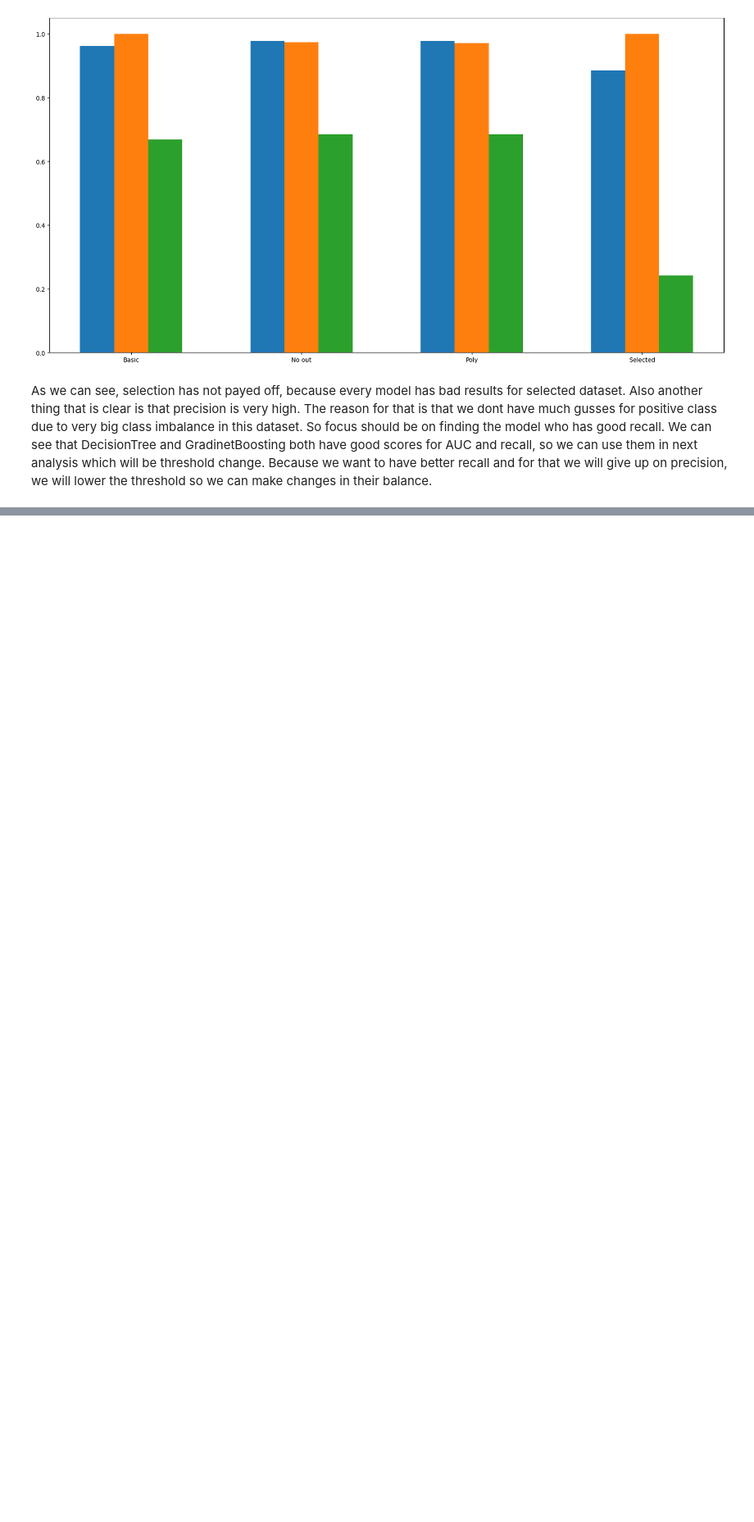
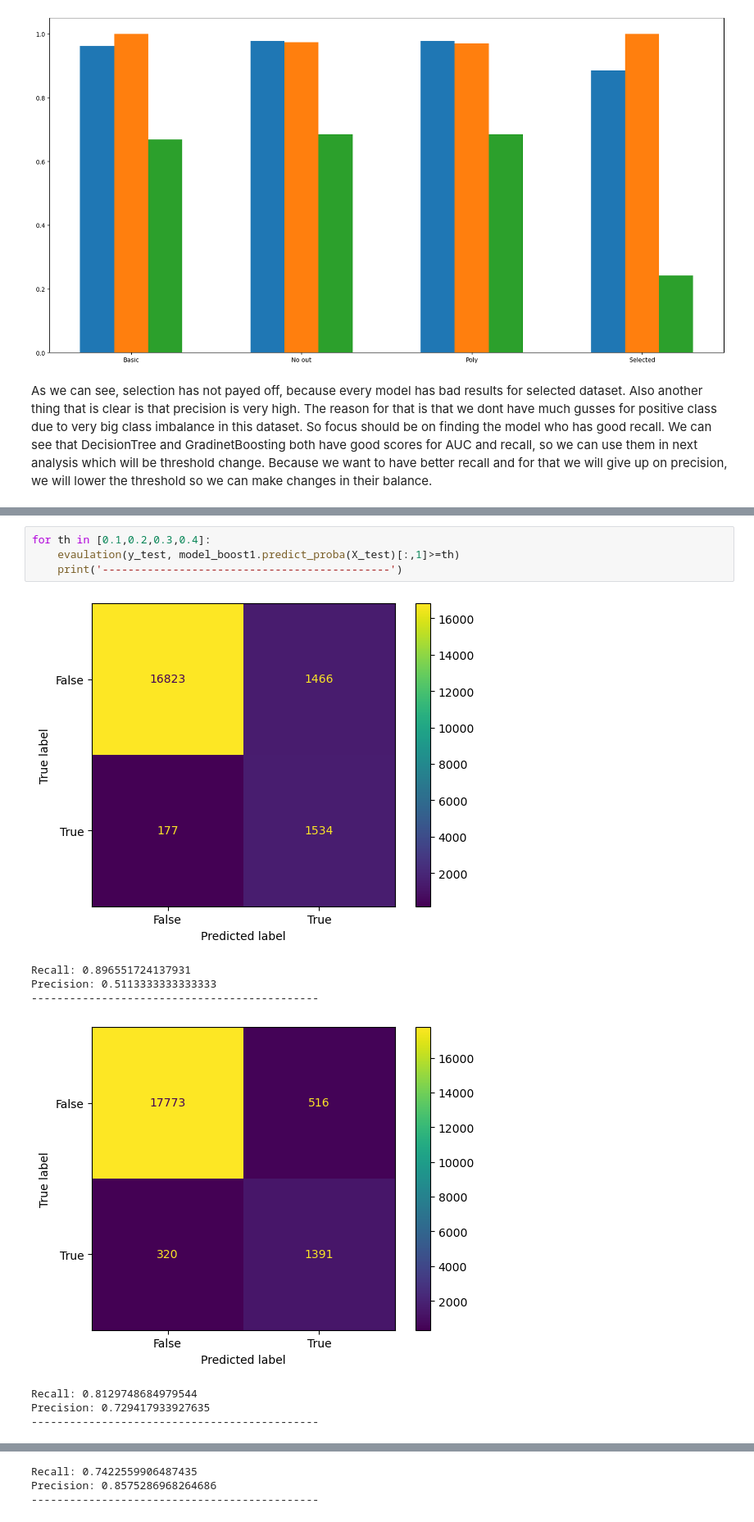
Before and after one commit to NemanjaGojkovic/Diabetes_Prediction, a Jupyter notebook: diabetes_prediction.ipynb, the cells around one changed output, grey strips where cells are left out. Shown at 82% size. Cells and saved outputs as stored; diff of their text form; blank space fills up the shorter version.

```diff
--- a/diabetes_prediction.ipynb
+++ b/diabetes_prediction.ipynb
@@ -673,0 +737,13 @@ As we can see, selection has not payed off, because every model has bad results
+# %%
+for th in [0.1,0.2,0.3,0.4]:
+    evaulation(y_test, model_boost1.predict_proba(X_test)[:,1]>=th)
+    print('---------------------------------------------')
+# %% [output]
+[figure, added]
+Recall: 0.896551724137931
+Precision: 0.5113333333333333
+---------------------------------------------
+[figure, added]
+Recall: 0.8129748684979544
+Precision: 0.729417933927635
+---------------------------------------------
@@ -673,0 +751,3 @@ As we can see, selection has not payed off, because every model has bad results
+Recall: 0.7422559906487435
+Precision: 0.8575286968264686
+---------------------------------------------
```
Also changed, not shown: parts of 15 cells of this notebook.
